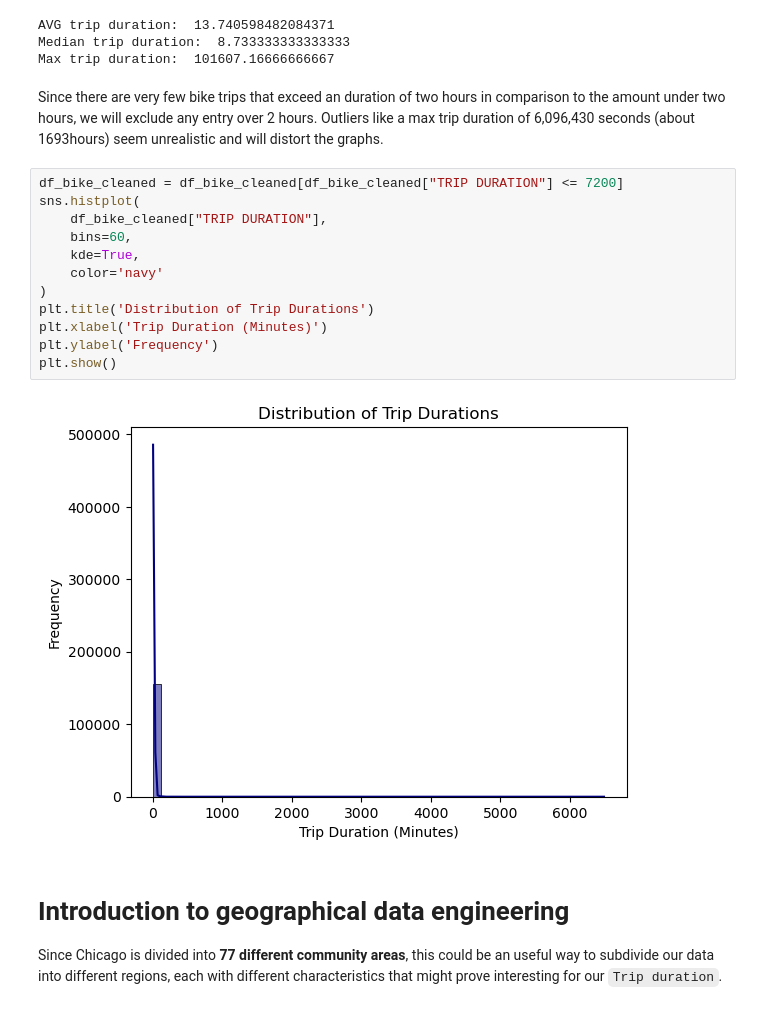
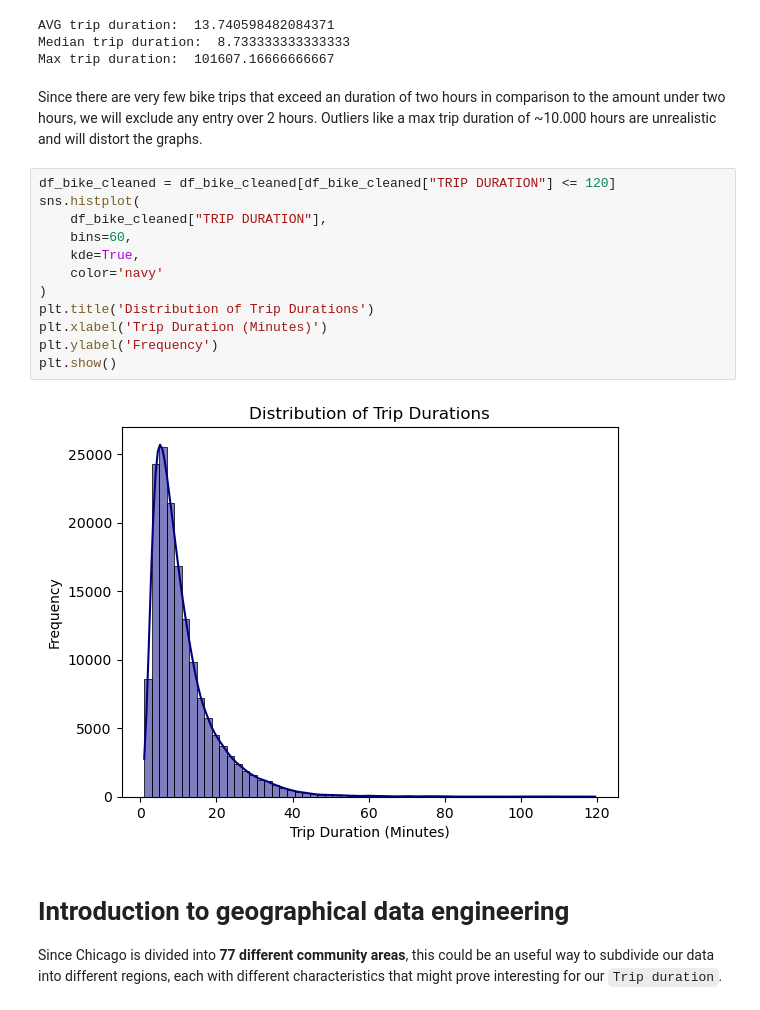
Before and after one commit to kbui-03/ChicagoBikeProject, a Jupyter notebook: Milestone_2.ipynb, the cells around one changed output. Saved outputs shown, nothing was run; the diff lists cells and outputs as text.

```diff
--- a/Milestone_2.ipynb
+++ b/Milestone_2.ipynb
@@ -375,21 +375,21 @@ Max trip duration:  101607.16666666667
 # %% [markdown]
 Since there are very few bike trips that exceed an duration of two hours in comparison to the amount under two hours,
 we will exclude any entry over 2 hours.
-Outliers like a max trip duration of 6,096,430 seconds (about 1693hours) seem unrealistic and will distort the graphs.
+Outliers like a max trip duration of ~10.000 hours are unrealistic and will distort the graphs.
 # %%
-df_bike_cleaned = df_bike_cleaned[df_bike_cleaned["TRIP DURATION"] <= 7200]
+df_bike_cleaned = df_bike_cleaned[df_bike_cleaned["TRIP DURATION"] <= 120]
 sns.histplot(
     df_bike_cleaned["TRIP DURATION"],
     bins=60,
     kde=True,
     color='navy'
 )
 plt.title('Distribution of Trip Durations')
 plt.xlabel('Trip Duration (Minutes)')
 plt.ylabel('Frequency')
 plt.show()
 # %% [output]
-[figure, old version]
+[figure, new version]
 # %% [markdown]
 # Introduction to geographical data engineering
 
```
Also changed, not shown: parts of 11 cells of this notebook.
